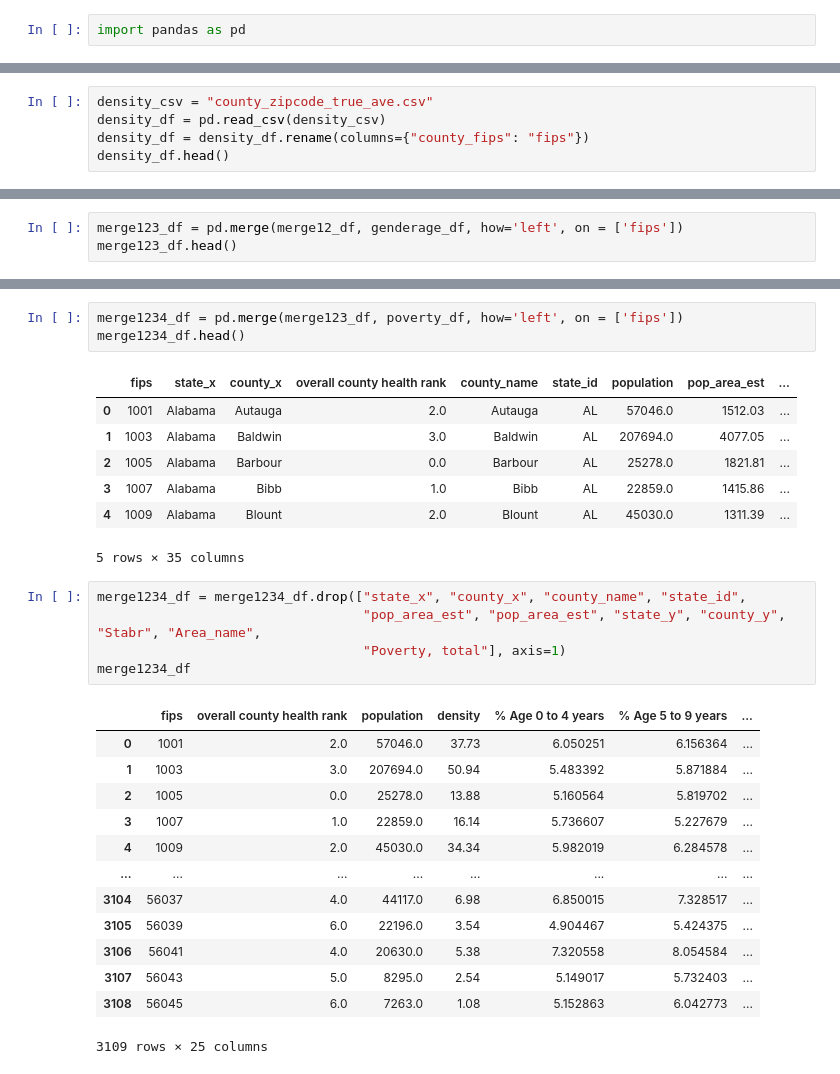
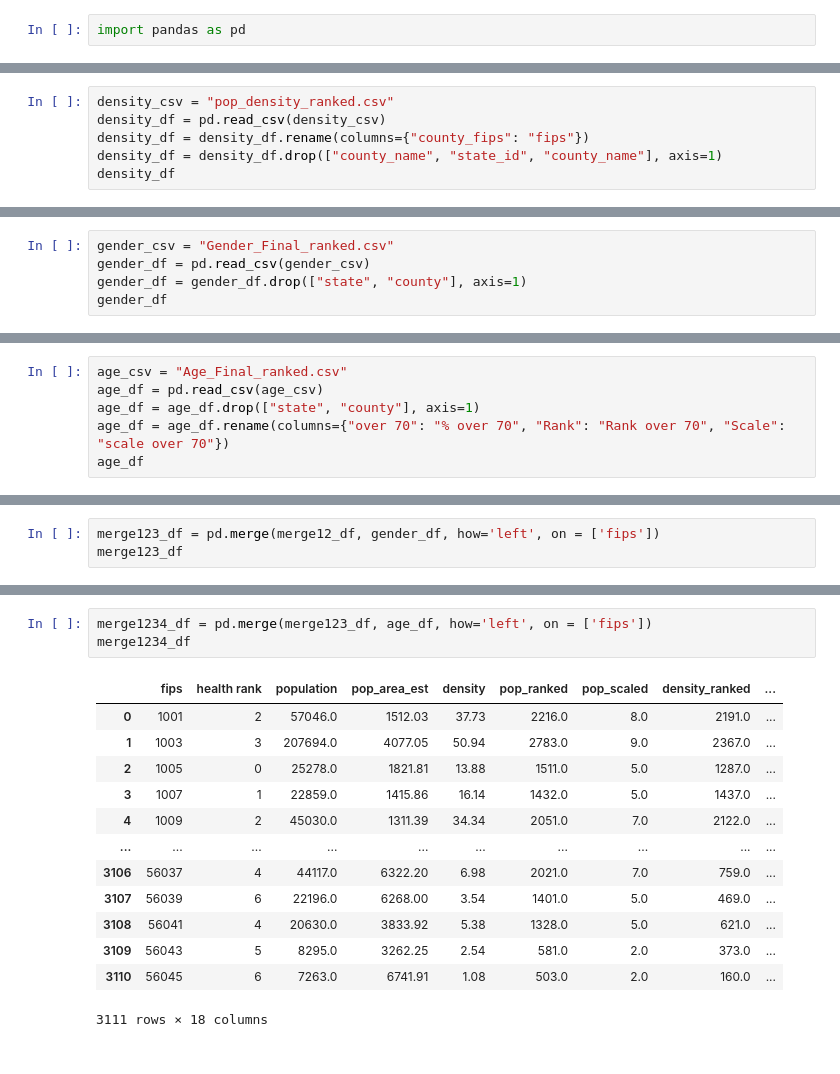
Before and after one commit to meghna-a/Covidgilance_final, a Jupyter notebook: Step0_dataCollection/merged.ipynb, the cells around one changed output, grey strips where cells are left out. Saved outputs shown, nothing was run; the diff lists cells and outputs as text.

```diff
--- a/Step0_dataCollection/merged.ipynb
+++ b/Step0_dataCollection/merged.ipynb
@@ -14,6 +23,7 @@ health_df.head()
 # %%
-density_csv = "county_zipcode_true_ave.csv"
+density_csv = "pop_density_ranked.csv"
 density_df = pd.read_csv(density_csv)
 density_df = density_df.rename(columns={"county_fips": "fips"})
-density_df.head()
+density_df = density_df.drop(["county_name", "state_id", "county_name"], axis=1)
+density_df
 # %% [output]
@@ -37,0 +43,5 @@ genderage_df.head()
+# %%
+gender_csv = "Gender_Final_ranked.csv"
+gender_df = pd.read_csv(gender_csv)
+gender_df = gender_df.drop(["state", "county"], axis=1)
+gender_df
@@ -37,0 +62,6 @@ genderage_df.head()
+# %%
+age_csv = "Age_Final_ranked.csv"
+age_df = pd.read_csv(age_csv)
+age_df = age_df.drop(["state", "county"], axis=1)
+age_df = age_df.rename(columns={"over 70": "% over 70", "Rank": "Rank over 70", "Scale": "scale over 70"})
+age_df
@@ -60,4 +201,4 @@ merge12_df.head()
 # %%
-merge123_df = pd.merge(merge12_df, genderage_df, how='left', on = ['fips'])
-merge123_df.head()
+merge123_df = pd.merge(merge12_df, gender_df, how='left', on = ['fips'])
+merge123_df
 # %% [output]
@@ -71,30 +218,17 @@ merge123_df.head()
 # %%
-merge1234_df = pd.merge(merge123_df, poverty_df, how='left', on = ['fips'])
-merge1234_df.head()
+merge1234_df = pd.merge(merge123_df, age_df, how='left', on = ['fips'])
+merge1234_df
 # %% [output]
-|  | fips | state_x | county_x | overall county health rank | county_name | state_id | population | pop_area_est | ... |
-| 0 | 1001 | Alabama | Autauga | 2.0 | Autauga | AL | 57046.0 | 1512.03 | ... |
-| 1 | 1003 | Alabama | Baldwin | 3.0 | Baldwin | AL | 207694.0 | 4077.05 | ... |
-| 2 | 1005 | Alabama | Barbour | 0.0 | Barbour | AL | 25278.0 | 1821.81 | ... |
-| 3 | 1007 | Alabama | Bibb | 1.0 | Bibb | AL | 22859.0 | 1415.86 | ... |
-| 4 | 1009 | Alabama | Blount | 2.0 | Blount | AL | 45030.0 | 1311.39 | ... |
+|  | fips | health rank | population | pop_area_est | density | pop_ranked | pop_scaled | density_ranked | ... |
+| 0 | 1001 | 2 | 57046.0 | 1512.03 | 37.73 | 2216.0 | 8.0 | 2191.0 | ... |
+| 1 | 1003 | 3 | 207694.0 | 4077.05 | 50.94 | 2783.0 | 9.0 | 2367.0 | ... |
+| 2 | 1005 | 0 | 25278.0 | 1821.81 | 13.88 | 1511.0 | 5.0 | 1287.0 | ... |
+| 3 | 1007 | 1 | 22859.0 | 1415.86 | 16.14 | 1432.0 | 5.0 | 1437.0 | ... |
+| 4 | 1009 | 2 | 45030.0 | 1311.39 | 34.34 | 2051.0 | 7.0 | 2122.0 | ... |
+| ... | ... | ... | ... | ... | ... | ... | ... | ... | ... |
+| 3106 | 56037 | 4 | 44117.0 | 6322.20 | 6.98 | 2021.0 | 7.0 | 759.0 | ... |
+| 3107 | 56039 | 6 | 22196.0 | 6268.00 | 3.54 | 1401.0 | 5.0 | 469.0 | ... |
+| 3108 | 56041 | 4 | 20630.0 | 3833.92 | 5.38 | 1328.0 | 5.0 | 621.0 | ... |
+| 3109 | 56043 | 5 | 8295.0 | 3262.25 | 2.54 | 581.0 | 2.0 | 373.0 | ... |
+| 3110 | 56045 | 6 | 7263.0 | 6741.91 | 1.08 | 503.0 | 2.0 | 160.0 | ... |
-5 rows × 35 columns
+3111 rows × 18 columns
-# %%
-merge1234_df = merge1234_df.drop(["state_x", "county_x", "county_name", "state_id",
-                                  "pop_area_est", "pop_area_est", "state_y", "county_y", "Stabr", "Area_name",
-                                  "Poverty, total"], axis=1)
-merge1234_df
-# %% [output]
-|  | fips | overall county health rank | population | density | % Age 0 to 4 years | % Age 5 to 9 years | ... |
-| 0 | 1001 | 2.0 | 57046.0 | 37.73 | 6.050251 | 6.156364 | ... |
-| 1 | 1003 | 3.0 | 207694.0 | 50.94 | 5.483392 | 5.871884 | ... |
-| 2 | 1005 | 0.0 | 25278.0 | 13.88 | 5.160564 | 5.819702 | ... |
-| 3 | 1007 | 1.0 | 22859.0 | 16.14 | 5.736607 | 5.227679 | ... |
-| 4 | 1009 | 2.0 | 45030.0 | 34.34 | 5.982019 | 6.284578 | ... |
-| ... | ... | ... | ... | ... | ... | ... | ... |
-| 3104 | 56037 | 4.0 | 44117.0 | 6.98 | 6.850015 | 7.328517 | ... |
-| 3105 | 56039 | 6.0 | 22196.0 | 3.54 | 4.904467 | 5.424375 | ... |
-| 3106 | 56041 | 4.0 | 20630.0 | 5.38 | 7.320558 | 8.054584 | ... |
-| 3107 | 56043 | 5.0 | 8295.0 | 2.54 | 5.149017 | 5.732403 | ... |
-| 3108 | 56045 | 6.0 | 7263.0 | 1.08 | 5.152863 | 6.042773 | ... |
-3109 rows × 25 columns
```
Also changed, not shown: parts of 21 cells of this notebook, 2 other files.
